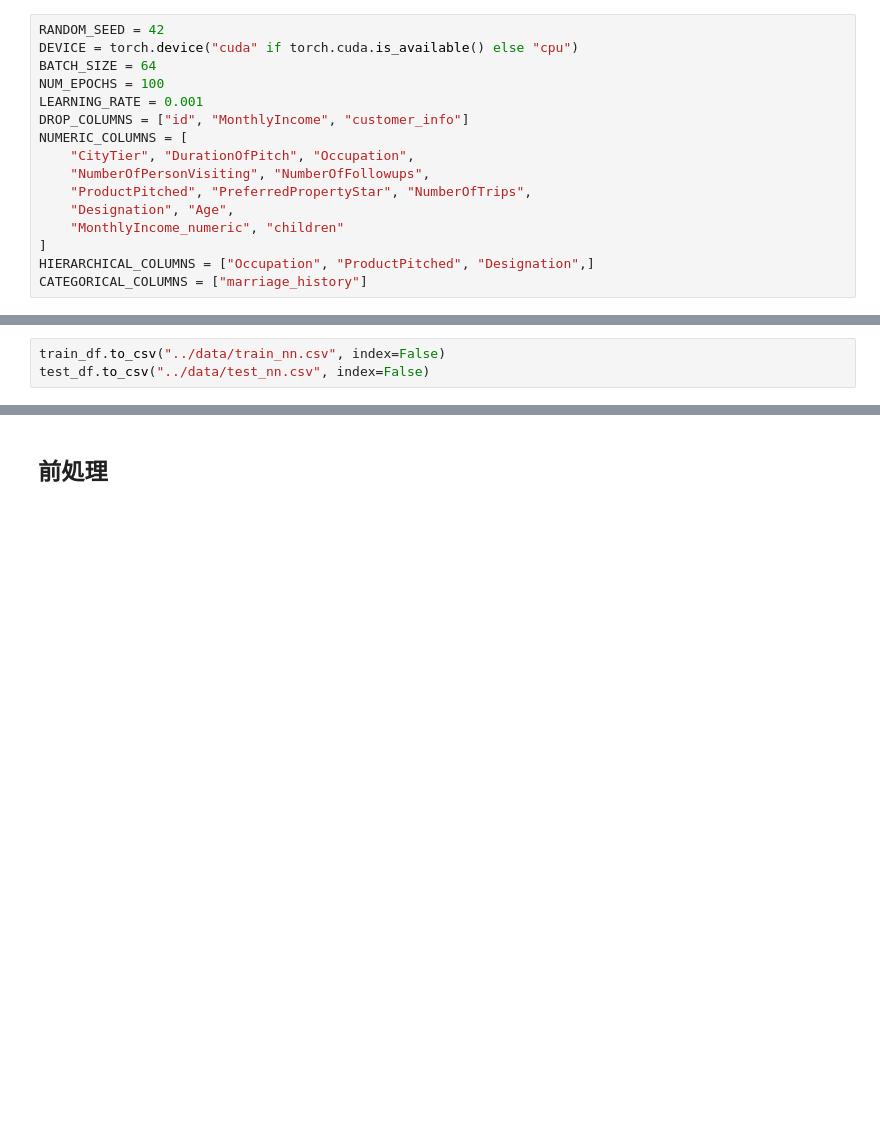
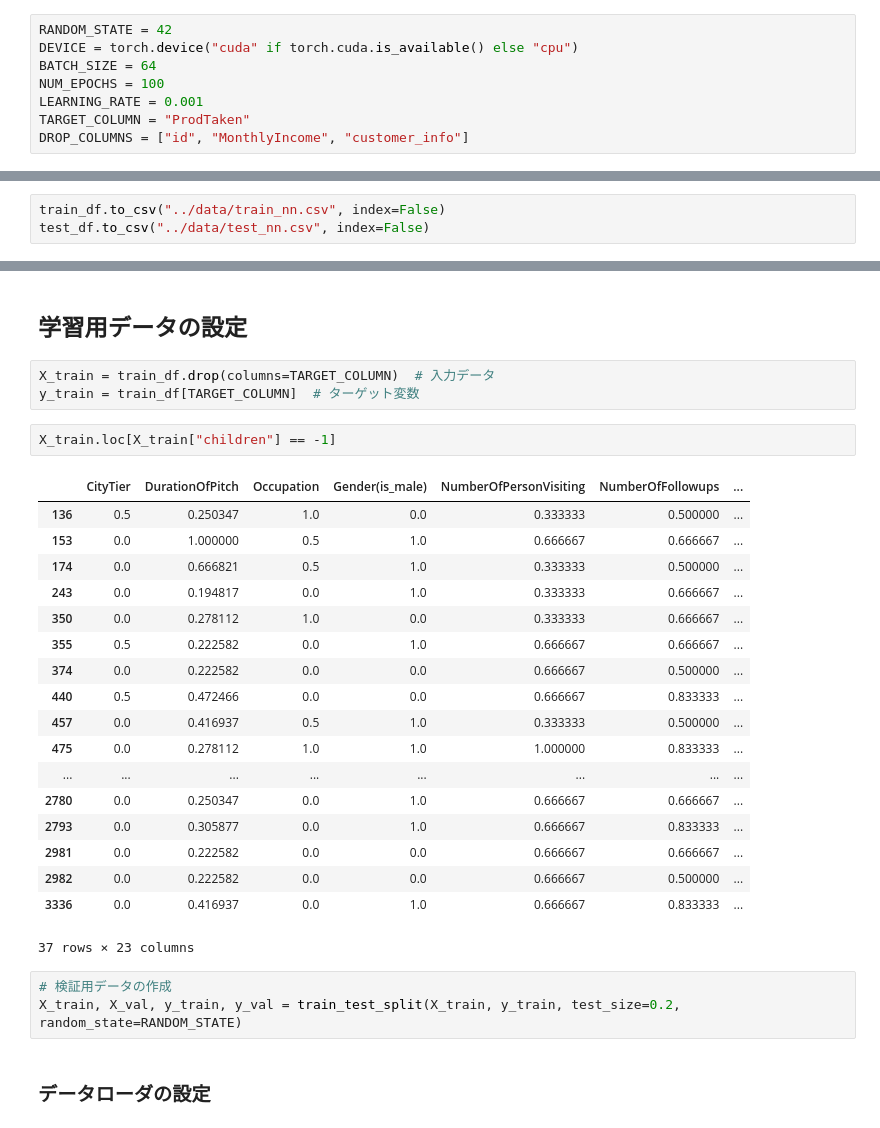
Before and after one commit to Daku-on/signate_cup_2024, a Jupyter notebook: src/02_toy_neural_net.ipynb, the cells around one changed output, grey strips where cells are left out. Cells and saved outputs as stored; diff of their text form; blank space fills up the shorter version.

```diff
--- a/src/02_toy_neural_net.ipynb
+++ b/src/02_toy_neural_net.ipynb
@@ -16,21 +19,13 @@ import preprocess_for_nn as my_nn_preprocess
 # %% [markdown]
 ## 各種定数
 # %%
-RANDOM_SEED = 42
+RANDOM_STATE = 42
 DEVICE = torch.device("cuda" if torch.cuda.is_available() else "cpu")
 BATCH_SIZE = 64
 NUM_EPOCHS = 100
 LEARNING_RATE = 0.001
+TARGET_COLUMN = "ProdTaken"
 DROP_COLUMNS = ["id", "MonthlyIncome", "customer_info"]
-NUMERIC_COLUMNS = [
-    "CityTier", "DurationOfPitch", "Occupation",
-    "NumberOfPersonVisiting", "NumberOfFollowups",
-    "ProductPitched", "PreferredPropertyStar", "NumberOfTrips",
-    "Designation", "Age",
-    "MonthlyIncome_numeric", "children"
-]
-HIERARCHICAL_COLUMNS = ["Occupation", "ProductPitched", "Designation",]
-CATEGORICAL_COLUMNS = ["marriage_history"]
 # %% [markdown]
 ## 前処理
 # %%
@@ -50,2 +55,31 @@ test_df.to_csv("../data/test_nn.csv", index=False)
 # %% [markdown]
-## 前処理
+## 学習用データの設定
+# %%
+X_train = train_df.drop(columns=TARGET_COLUMN)  # 入力データ
+y_train = train_df[TARGET_COLUMN]  # ターゲット変数
+# %%
+X_train.loc[X_train["children"] == -1]
+# %% [output]
+|  | CityTier | DurationOfPitch | Occupation | Gender(is_male) | NumberOfPersonVisiting | NumberOfFollowups | ... |
+| 136 | 0.5 | 0.250347 | 1.0 | 0.0 | 0.333333 | 0.500000 | ... |
+| 153 | 0.0 | 1.000000 | 0.5 | 1.0 | 0.666667 | 0.666667 | ... |
+| 174 | 0.0 | 0.666821 | 0.5 | 1.0 | 0.333333 | 0.500000 | ... |
+| 243 | 0.0 | 0.194817 | 0.0 | 1.0 | 0.333333 | 0.666667 | ... |
+| 350 | 0.0 | 0.278112 | 1.0 | 0.0 | 0.333333 | 0.666667 | ... |
+| 355 | 0.5 | 0.222582 | 0.0 | 1.0 | 0.666667 | 0.666667 | ... |
+| 374 | 0.0 | 0.222582 | 0.0 | 0.0 | 0.666667 | 0.500000 | ... |
+| 440 | 0.5 | 0.472466 | 0.0 | 0.0 | 0.666667 | 0.833333 | ... |
+| 457 | 0.0 | 0.416937 | 0.5 | 1.0 | 0.333333 | 0.500000 | ... |
+| 475 | 0.0 | 0.278112 | 1.0 | 1.0 | 1.000000 | 0.833333 | ... |
+| ... | ... | ... | ... | ... | ... | ... | ... |
+| 2780 | 0.0 | 0.250347 | 0.0 | 1.0 | 0.666667 | 0.666667 | ... |
+| 2793 | 0.0 | 0.305877 | 0.0 | 1.0 | 0.666667 | 0.833333 | ... |
+| 2981 | 0.0 | 0.222582 | 0.0 | 0.0 | 0.666667 | 0.666667 | ... |
+| 2982 | 0.0 | 0.222582 | 0.0 | 0.0 | 0.666667 | 0.500000 | ... |
+| 3336 | 0.0 | 0.416937 | 0.0 | 1.0 | 0.666667 | 0.833333 | ... |
+37 rows × 23 columns
+# %%
+# 検証用データの作成
+X_train, X_val, y_train, y_val = train_test_split(X_train, y_train, test_size=0.2, random_state=RANDOM_STATE)
+# %% [markdown]
+### データローダの設定
```
Also changed, not shown: parts of 7 cells of this notebook, 2 other files.
